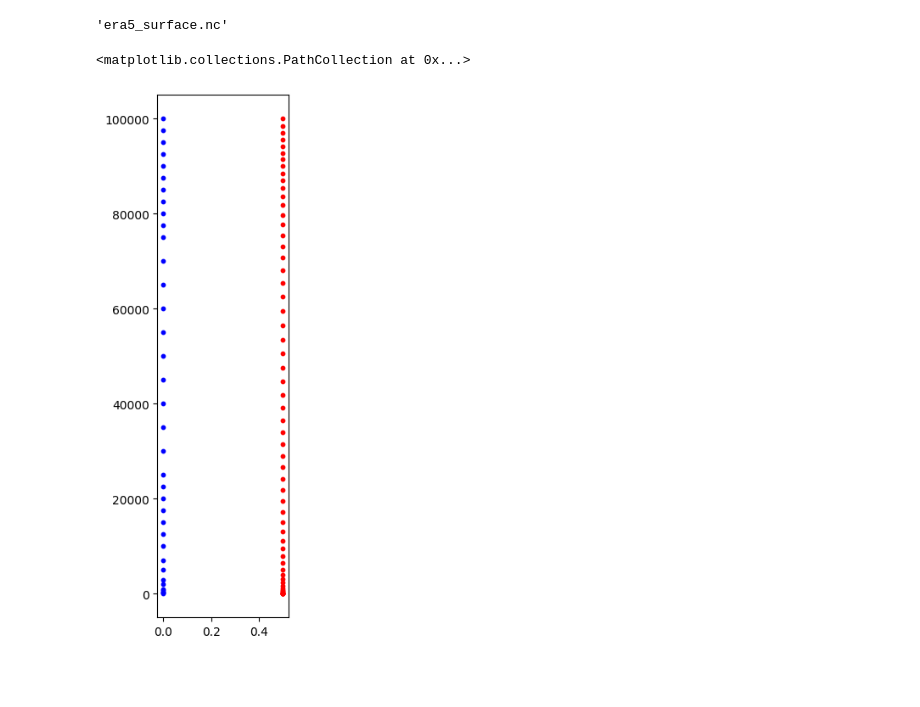
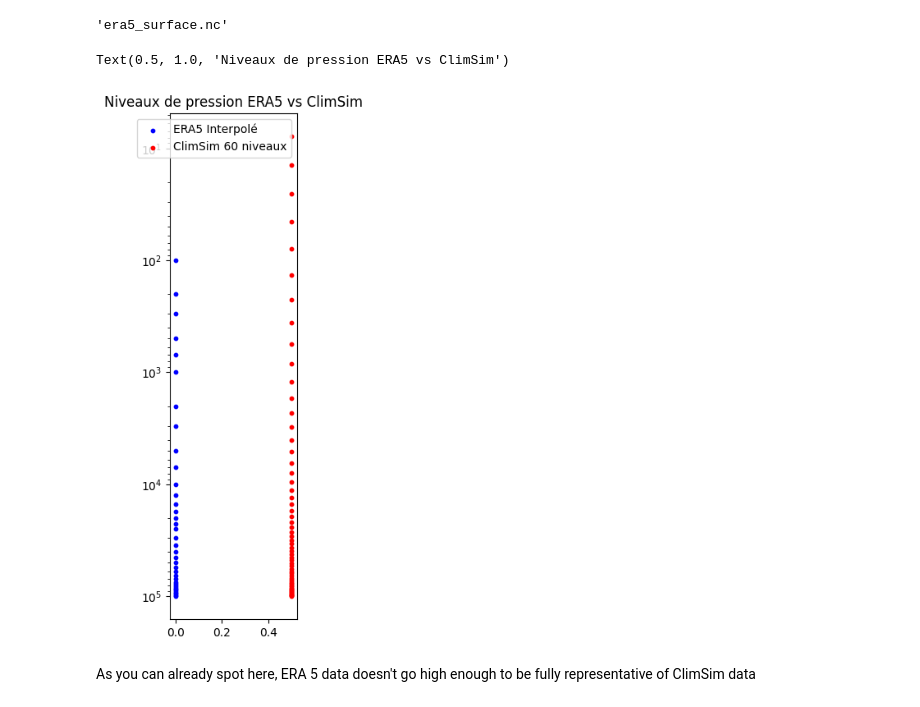
Before and after one commit to alextonon/ClimSim_dataset, a Jupyter notebook: final_notebook.ipynb, the cells around one changed output. Saved outputs shown, nothing was run; the diff lists cells and outputs as text; code cells hidden in the pictures; blank space fills up the shorter version.

```diff
--- a/final_notebook.ipynb
+++ b/final_notebook.ipynb
@@ -22,7 +22,6 @@ from lib import data
 
 from lib.mapper import ClimSimMapper
 from lib.physics import get_isa_conditions
-from lib.data import ClimSimKeras, ClimSimPyTorch
 from lib.evaluation import MetricsEvaluator
 
 import torch
@@ -32,6 +31,7 @@ from tqdm import tqdm
 from torch.utils.data import Subset
 
 from sklearn.model_selection import train_test_split
+from scipy.interpolate import interp1d
 
 import xarray as xr
 import os
@@ -43,13 +43,14 @@ import tensorflow as tf
 
 torch.device("cpu")
 
-LOW_RES_SAMPLE_PATH = "data/ClimSim_low-res/train/"
-LOW_RES_GRID_PATH = "data/ClimSim_low-res/ClimSim_low-res_grid-info.nc"
+LOW_RES_SAMPLE_PATH = "public_data/ClimSim_low-res"
+LOW_RES_GRID_PATH = "public_data/ClimSim_low-res/ClimSim_low-res_grid-info.nc"
+GRID_PATH = LOW_RES_GRID_PATH
 
 HIGH_RES_SAMPLE_PATH = "data/ClimSim_high-res/train/0002-01"
 HIGH_RES_GRID_PATH = "data/ClimSim_high-res/ClimSim_high-res_grid-info.nc"
 
-ZARR_PATH = "data/ClimSim_low-res_validation.zarr"
+ZARR_PATH = "public_data/ClimSim_low-res_validation.zarr"
 NORM_PATH = "lib/ClimSim/preprocessing/normalizations/"
 
 CNN_PATH = "ClimSim/baseline_models/CNN/model/"
@@ -841,14 +845,19 @@ c.retrieve(
 2026-02-01 21:30:26,781 INFO status has been updated to successful
 'era5_surface.nc'
 # %%
-era5_levels = xr.open_dataset('era5_data_extracted/era5_levels.nc', engine="h5netcdf")
-era5_surface_accum = xr.open_dataset('era5_data_extracted/data_stream-oper_stepType-accum.nc', engine="h5netcdf")
-era5_surface_instant = xr.open_dataset('era5_data_extracted/data_stream-oper_stepType-instant.nc', engine="h5netcdf")
+LAT, LON = -3.1, -60.0
+
+era5_levels = xr.open_dataset('public_data/era5_data_extracted/era5_levels.nc', engine="h5netcdf")
+era5_surface_accum = xr.open_dataset('public_data/era5_data_extracted/data_stream-oper_stepType-accum.nc', engine="h5netcdf")
+era5_surface_instant = xr.open_dataset('public_data/era5_data_extracted/data_stream-oper_stepType-instant.nc', engine="h5netcdf")
 # %%
 n_pressure_levels = era5_levels.pressure_level.size
 grid = xr.open_dataset(LOW_RES_GRID_PATH, engine="netcdf4")
 
 def get_pressure_grid(sp_values, grid_ds):
+    """
+    Based on ClimSim original code, but adapted to one point only.
+    """
     p0 = grid_ds['P0'].values
 
     a = grid_ds['hyai'].values[:, None, None]
@@ -863,10 +872,7 @@ def get_pressure_grid(sp_values, grid_ds):
     return pressure_interfaces, dp
 
 def get_nearest_gridpoint_index(lat, lon, grid_ds):
-        # Fonctionne que la grille soit 1D ou 2D
     dist = (grid_ds['lat'] - lat)**2 + (grid_ds['lon'] - lon)**2
-
-    # Retourne l'index du minimum global
     return int(dist.argmin())
 
 def interpolate_to_climsim(data_era5, levels_era5, p_target):
@@ -919,10 +925,16 @@ ptend_q_interp = interpolate_to_climsim(q_tend_37, levels_hpa, p_climsim_60)
 # %%
 plt.figure(figsize=(2, 8))
 plt.scatter(np.zeros(len(levels_hpa)), levels_hpa * 100, color='b', label='ERA5 Interpolé', s=10)
 plt.scatter(np.ones(len(p_climsim_60))*0.5, p_climsim_60, color='r', label='ClimSim 60 niveaux', s=10)
+plt.legend()
+plt.yscale('log')
+plt.gca().invert_yaxis()
+plt.title("Niveaux de pression ERA5 vs ClimSim")
 # %% [output]
-<matplotlib.collections.PathCollection at 0x...>
+Text(0.5, 1.0, 'Niveaux de pression ERA5 vs ClimSim')
-[figure, old version]
+[figure, new version]
+# %% [markdown]
+As you can already spot here, ERA 5 data doesn't go high enough to be fully representative of ClimSim data
 # %%
 # Facteur de conversion de Joule (1h) vers Watt
 J_to_W = 1 / 3600.0
```
Also changed, not shown: parts of 16 cells of this notebook, 8 other files.
